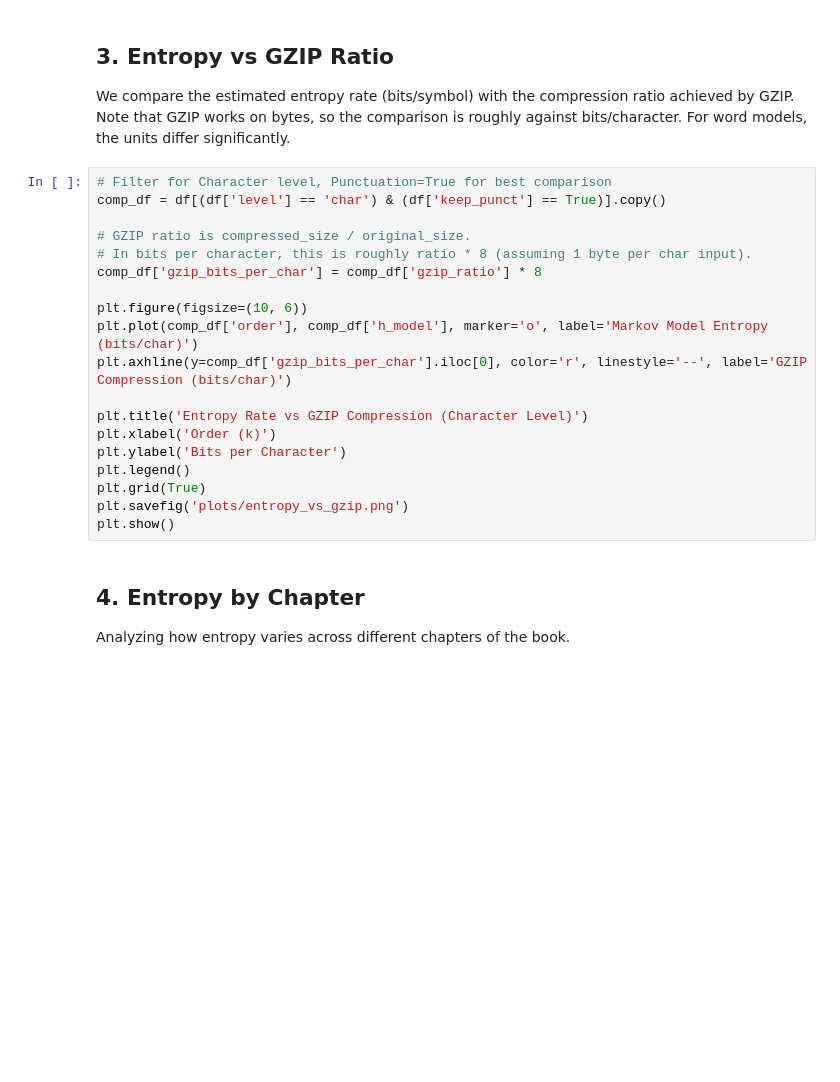
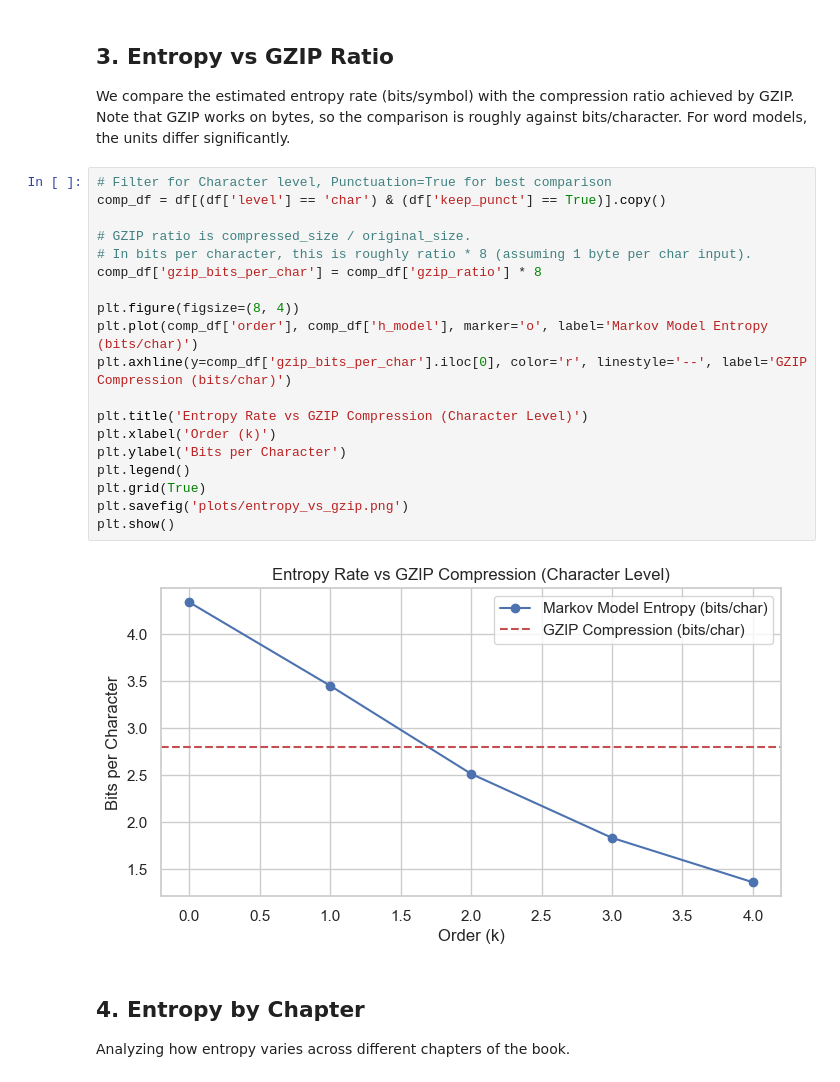
Before and after one commit to hikotei/2025_12-markov-english, a Jupyter notebook: presentation.ipynb, the cells around one changed output. Saved outputs shown, nothing was run; the diff lists cells and outputs as text; blank space fills up the shorter version.

```diff
--- a/presentation.ipynb
+++ b/presentation.ipynb
@@ -58,22 +69,24 @@ We compare the estimated entropy rate (bits/symbol) with the compression ratio a
 # %%
 # Filter for Character level, Punctuation=True for best comparison
 comp_df = df[(df['level'] == 'char') & (df['keep_punct'] == True)].copy()
 
 # GZIP ratio is compressed_size / original_size.
 # In bits per character, this is roughly ratio * 8 (assuming 1 byte per char input).
 comp_df['gzip_bits_per_char'] = comp_df['gzip_ratio'] * 8
 
-plt.figure(figsize=(10, 6))
+plt.figure(figsize=(8, 4))
 plt.plot(comp_df['order'], comp_df['h_model'], marker='o', label='Markov Model Entropy (bits/char)')
 plt.axhline(y=comp_df['gzip_bits_per_char'].iloc[0], color='r', linestyle='--', label='GZIP Compression (bits/char)')
 
 plt.title('Entropy Rate vs GZIP Compression (Character Level)')
 plt.xlabel('Order (k)')
 plt.ylabel('Bits per Character')
 plt.legend()
 plt.grid(True)
 plt.savefig('plots/entropy_vs_gzip.png')
 plt.show()
+# %% [output]
+[figure, added]
 # %% [markdown]
 ## 4. Entropy by Chapter
 
```
Also changed, not shown: parts of 5 cells of this notebook, 14 other files.
